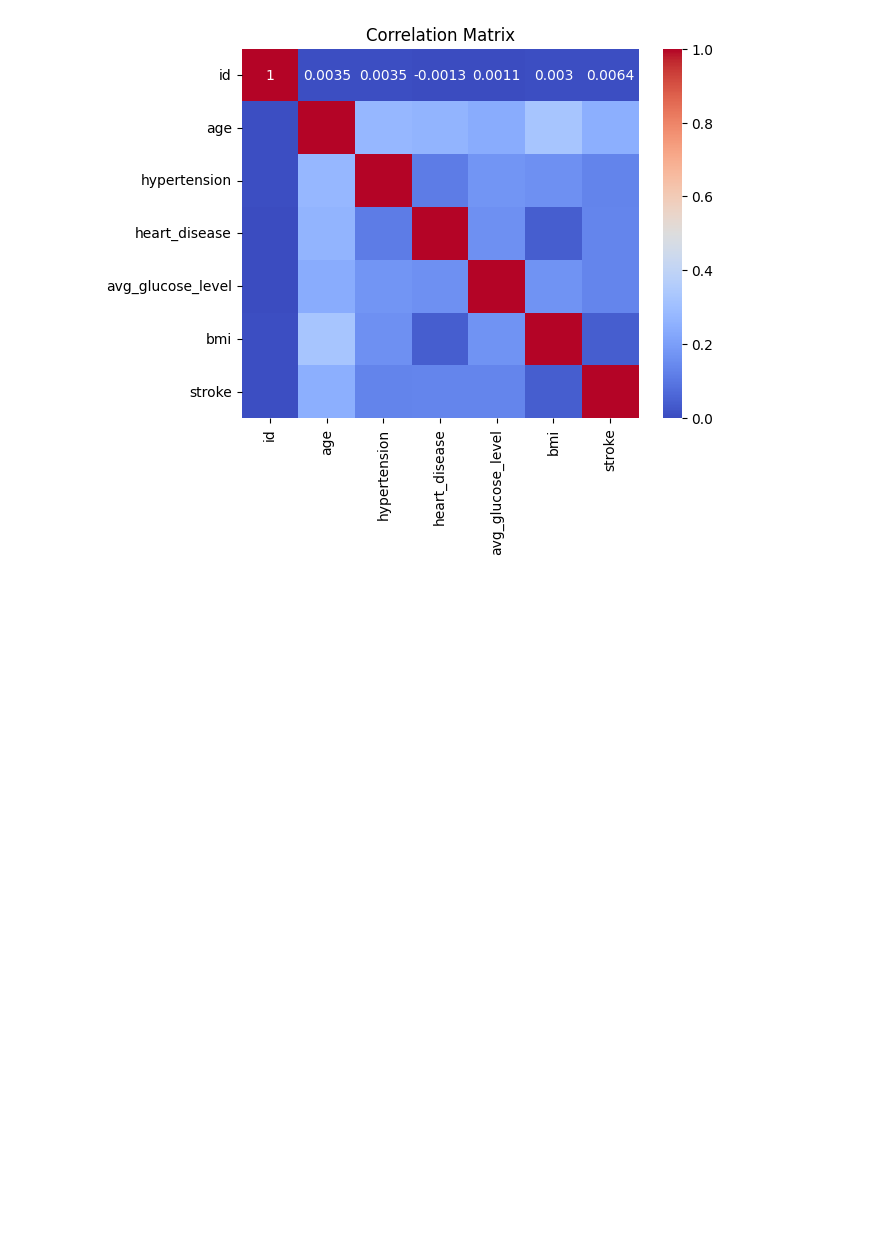
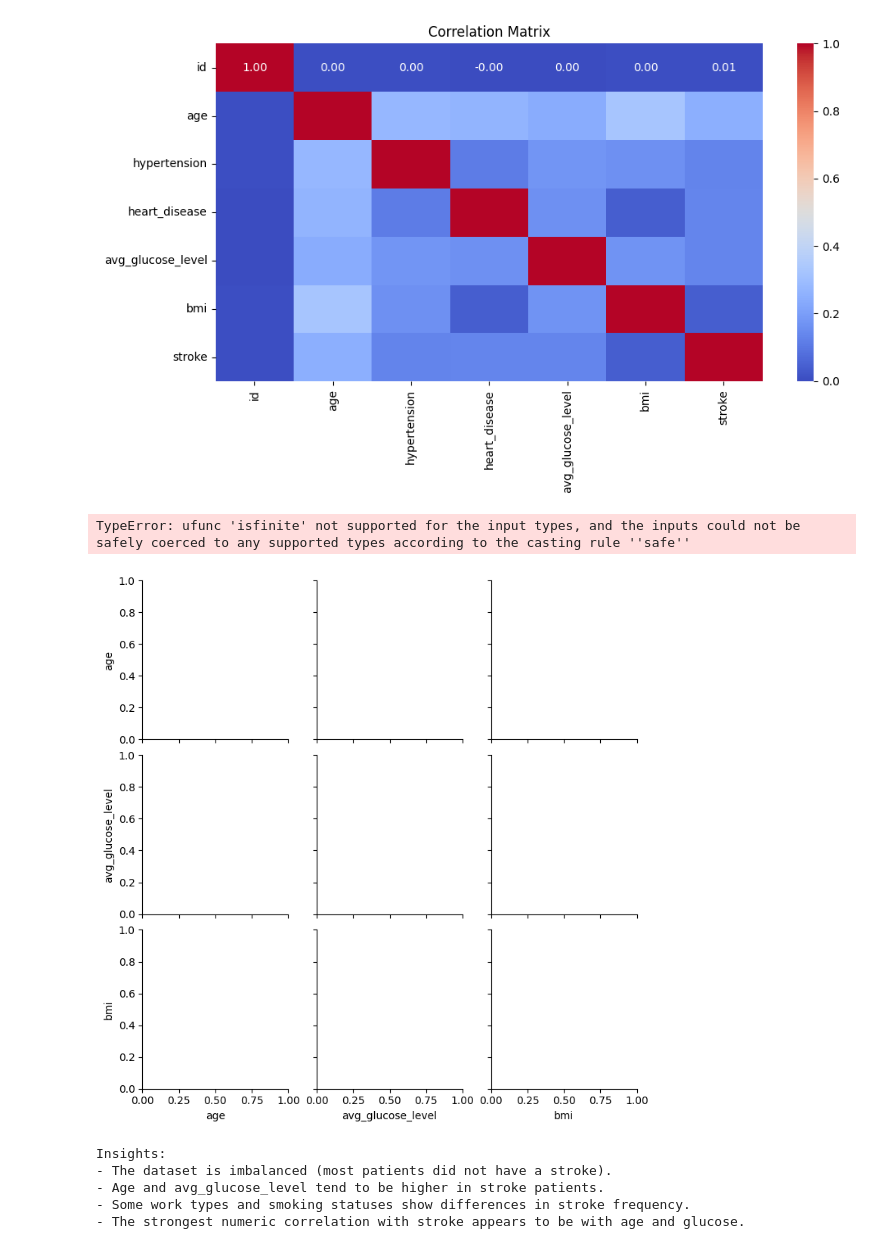
Before and after one commit to chloe0811/Stroke_Prediction, a Jupyter notebook: eda.ipynb, the cells around one changed output. Saved outputs shown, nothing was run; the diff lists cells and outputs as text; code cells hidden in the pictures; blank space fills up the shorter version.

```diff
--- a/eda.ipynb
+++ b/eda.ipynb
@@ -64,10 +100,33 @@ plt.show()
 # %%
-# Only numeric columns
+# 8. Correlation Matrix (Numeric Features)
 numeric_df = df.select_dtypes(include=['int64', 'float64'])
-
-# Correlation heatmap
-sns.heatmap(numeric_df.corr(), annot=True, cmap='coolwarm')
+plt.figure(figsize=(10, 6))
+sns.heatmap(numeric_df.corr(), annot=True, fmt='.2f', cmap='coolwarm')
 plt.title("Correlation Matrix")
+plt.tight_layout()
 plt.show()
 # %% [output]
-[figure, old version]
+[figure, new version]
+# %%
+# 9. Optional: Pairplot (for small numeric sets)
+selected = ['age', 'avg_glucose_level', 'bmi', 'stroke']
+sns.pairplot(df[selected], hue='stroke')
+plt.show()
+# %% [output]
+TypeError: ufunc 'isfinite' not supported for the input types, and the inputs could not be safely coerced to any supported types according to the casting rule ''safe''
+[figure, added]
+# %%
+# 10. Insights Summary (Markdown or Code Cell)
+print("""
+Insights:
+- The dataset is imbalanced (most patients did not have a stroke).
+- Age and avg_glucose_level tend to be higher in stroke patients.
+- Some work types and smoking statuses show differences in stroke frequency.
+- The strongest numeric correlation with stroke appears to be with age and glucose.
+""")
+# %% [output]
+Insights:
+- The dataset is imbalanced (most patients did not have a stroke).
+- Age and avg_glucose_level tend to be higher in stroke patients.
+- Some work types and smoking statuses show differences in stroke frequency.
+- The strongest numeric correlation with stroke appears to be with age and glucose.
```
Also changed, not shown: parts of 12 cells of this notebook, 1 other file.
